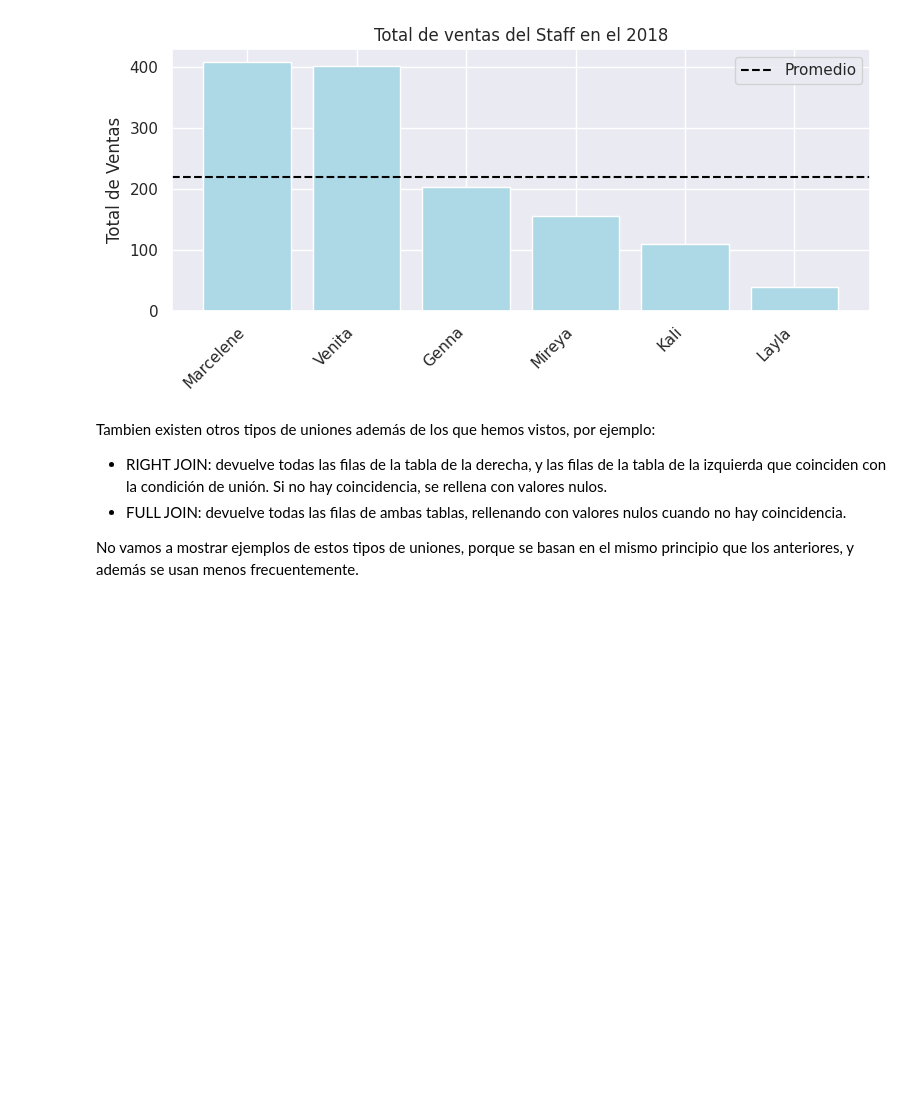
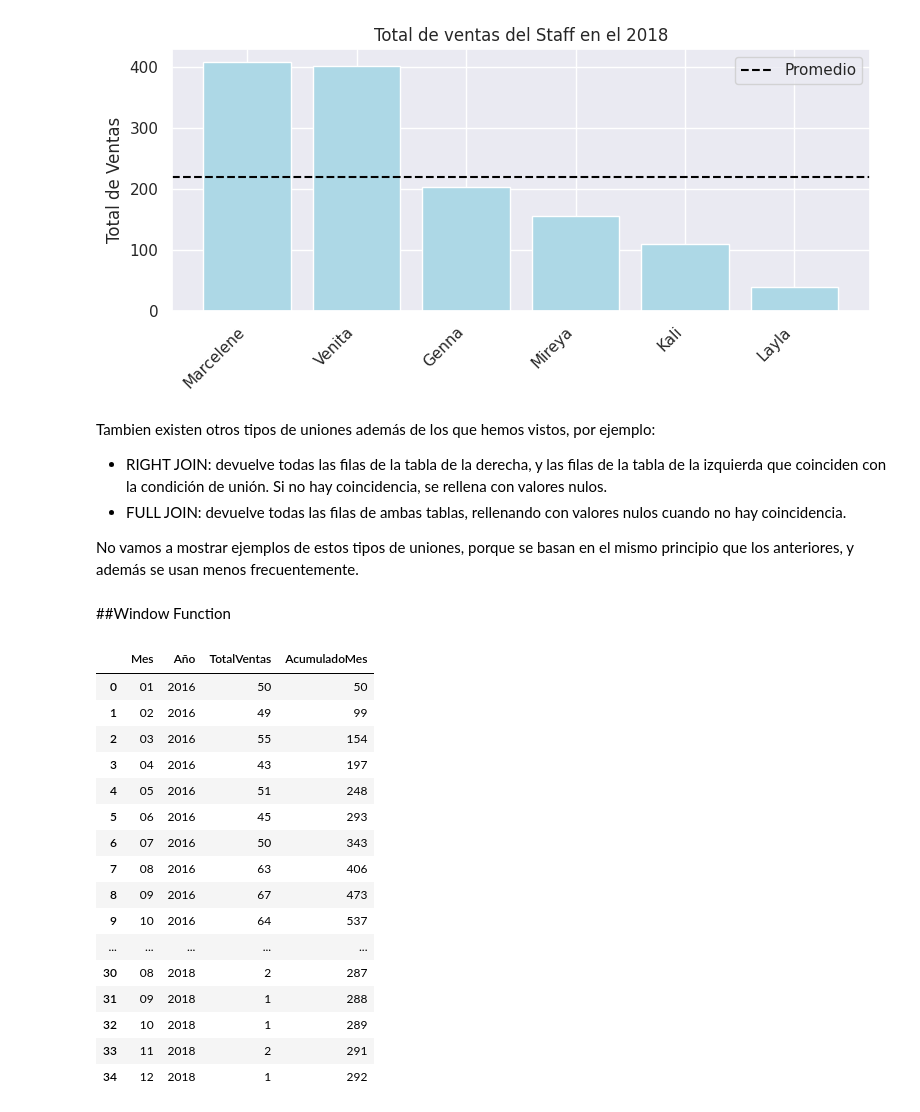
Before and after one commit to AlejandroSenabre/Data-Analysis-with-SQL, a Jupyter notebook: BikeStore_with_SQL.ipynb, the cells around one changed output. Cells and saved outputs as stored; diff of their text form; code cells hidden in the pictures; blank space fills up the shorter version.

```diff
--- a/BikeStore_with_SQL.ipynb
+++ b/BikeStore_with_SQL.ipynb
@@ -416,3 +416,39 @@ Tambien existen otros tipos de uniones además de los que hemos vistos, por ejem
 - FULL JOIN: devuelve todas las filas de ambas tablas, rellenando con valores nulos cuando no hay coincidencia.
 
 No vamos a mostrar ejemplos de estos tipos de uniones, porque se basan en el mismo principio que los anteriores, y además se usan menos frecuentemente.
+# %% [markdown]
+##Window Function
+# %%
+query = """
+SELECT
+  strftime('%m', order_date) AS Mes,
+  strftime('%Y', order_date) AS Año,
+  COUNT(*) AS TotalVentas,
+  SUM(COUNT(*)) OVER (
+    PARTITION BY strftime('%Y', order_date)
+    ORDER BY strftime('%m', order_date) ASC
+  ) AS AcumuladoMes
+FROM orders
+GROUP BY strftime('%m', order_date), strftime('%Y', order_date)
+ORDER BY Año ASC, Mes ASC;
+"""
+df=pd.read_sql_query(query, connection)
+df
+# %% [output]
+|  | Mes | Año | TotalVentas | AcumuladoMes |
+| 0 | 01 | 2016 | 50 | 50 |
+| 1 | 02 | 2016 | 49 | 99 |
+| 2 | 03 | 2016 | 55 | 154 |
+| 3 | 04 | 2016 | 43 | 197 |
+| 4 | 05 | 2016 | 51 | 248 |
+| 5 | 06 | 2016 | 45 | 293 |
+| 6 | 07 | 2016 | 50 | 343 |
+| 7 | 08 | 2016 | 63 | 406 |
+| 8 | 09 | 2016 | 67 | 473 |
+| 9 | 10 | 2016 | 64 | 537 |
+| ... | ... | ... | ... | ... |
+| 30 | 08 | 2018 | 2 | 287 |
+| 31 | 09 | 2018 | 1 | 288 |
+| 32 | 10 | 2018 | 1 | 289 |
+| 33 | 11 | 2018 | 2 | 291 |
+| 34 | 12 | 2018 | 1 | 292 |
```
